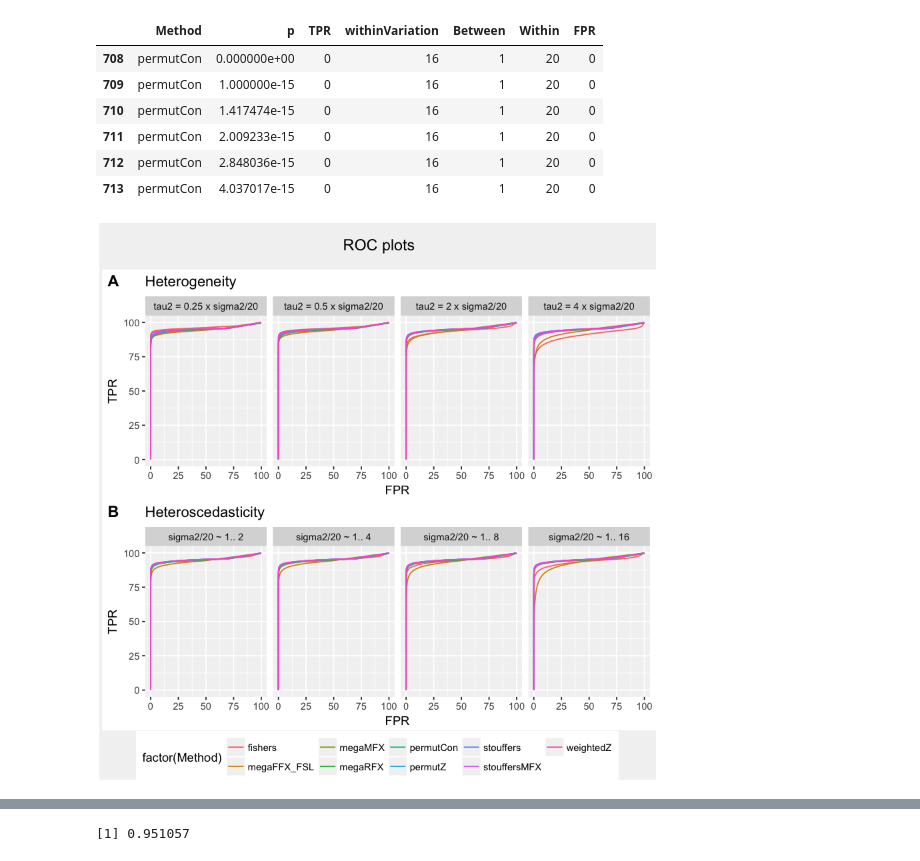
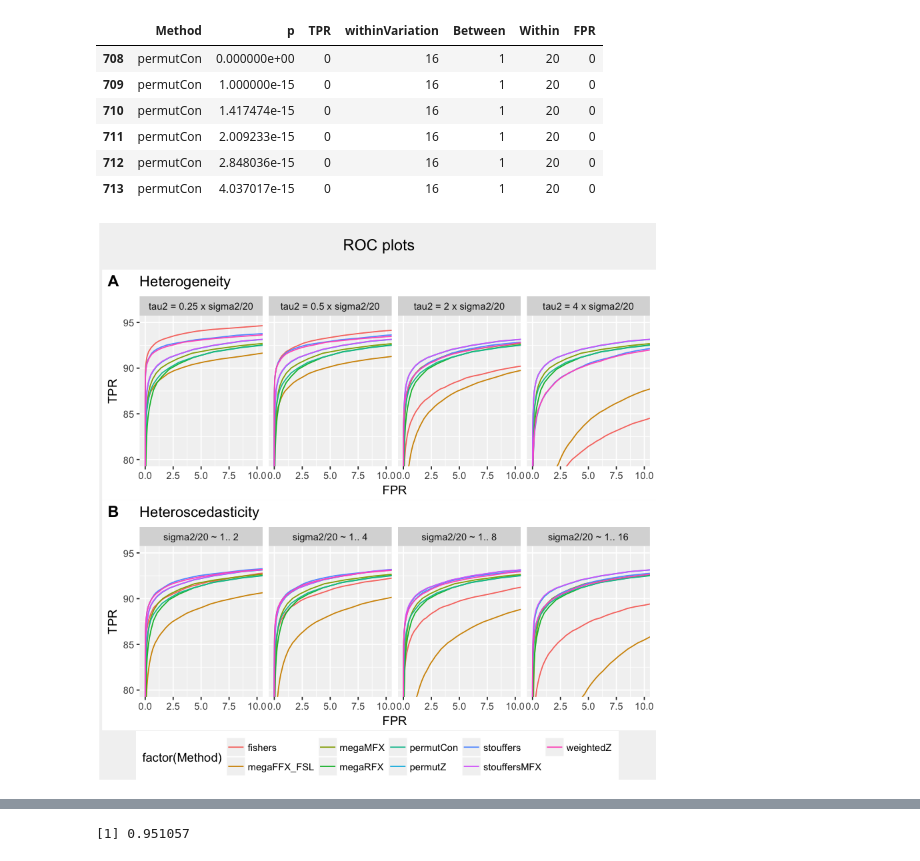
Before and after one commit to cmaumet/zmeta, a Jupyter notebook: real_data.ipynb, the cells around one changed output, grey strips where cells are left out. Drawn from its saved outputs; the diff is of its cells as text; code cells hidden in the pictures.

```diff
--- a/real_data.ipynb
+++ b/real_data.ipynb
@@ -167,8 +174,7 @@ roc_plot <- function(data, aes_line) {
     data$TPR <- data$TPR*100
 
     p <- ggplot(data=data,aes(group=Method, colour=factor(Method))) +
-    geom_line(aes_line)
-#     + coord_cartesian(xlim = c(0, 10), ylim = c(80, 95))
+    geom_line(aes_line)   + coord_cartesian(xlim = c(0, 10), ylim = c(80, 95))
     return(p)
 }
 
@@ -197,34 +203,34 @@ roc_plots <- function(data){
             facet_grid(.~withinVariation, labeller = labeller(heterogeneity = heterogeneity_labels,
                            withinVariation = heteroscedasticity_labels)) + ggtitle('Heteroscedasticity') + theme(legend.position="none")
 
 #     ggplot(data=subset(realdata_withsimuFPR, FPR<=0.10 & TPR>0.75 & withinVariation>1),
 #             aes(x=FPR, y=TPR, group=Method, colour=factor(Method))) +
 #     geom_point(size=0.02) + geom_line() +
 
 
     # Organise the figure: title, panel A at the top, panel B and C in a second row
 #     right_column <- plot_grid(p1, labels = 'A', ncol=1)
 
 
     left_column <- plot_grid(p2, p3, labels = c('A', 'B'), ncol=1)
 
 #     p <- plot_grid(right_column, left_column, labels = ' ', ncol=2, rel_widths=c(1, 3))
     title <- ggdraw() + draw_label('ROC plots')
     legend <- get_legend(p3 + theme(legend.position="bottom"))
 #     p <- plot_grid(p, legend, ncol = 1, rel_heights = c(1, .2))
 
     p <- plot_grid(title, left_column, legend, ncol=1, rel_heights=c(0.1, 1, 0.1)) +
         theme(plot.title=element_text(size=12), text=element_text(size=10))
 
     return(p)
 }
 
 p <- roc_plots(realdata)
 
 # print on screen
 print(p)
 # %% [output]
-[figure, old version]
+[figure, new version]
 # %%
 library('pROC')
 data(aSAH)
```
Also changed, not shown: parts of 8 cells of this notebook.
